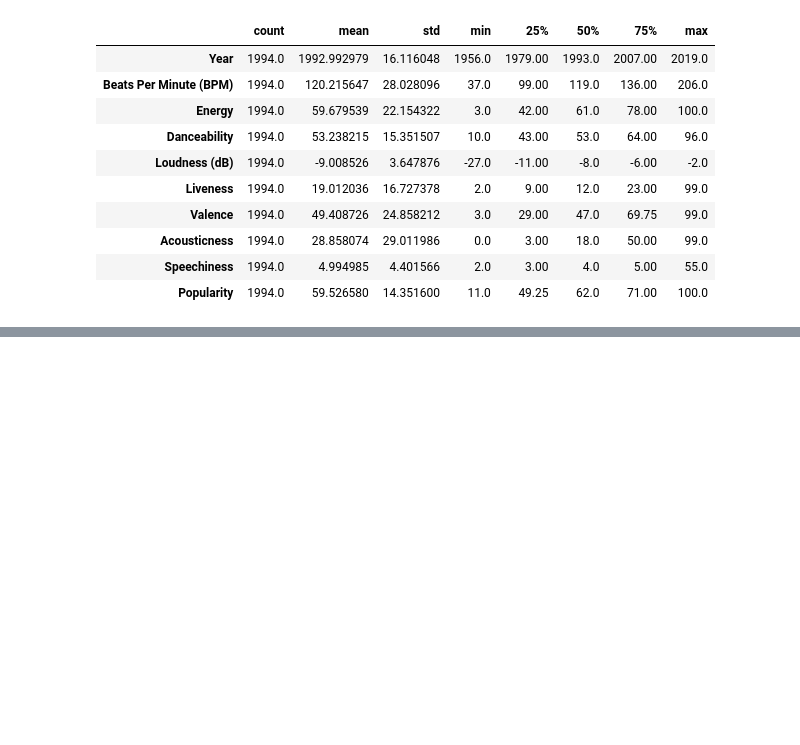
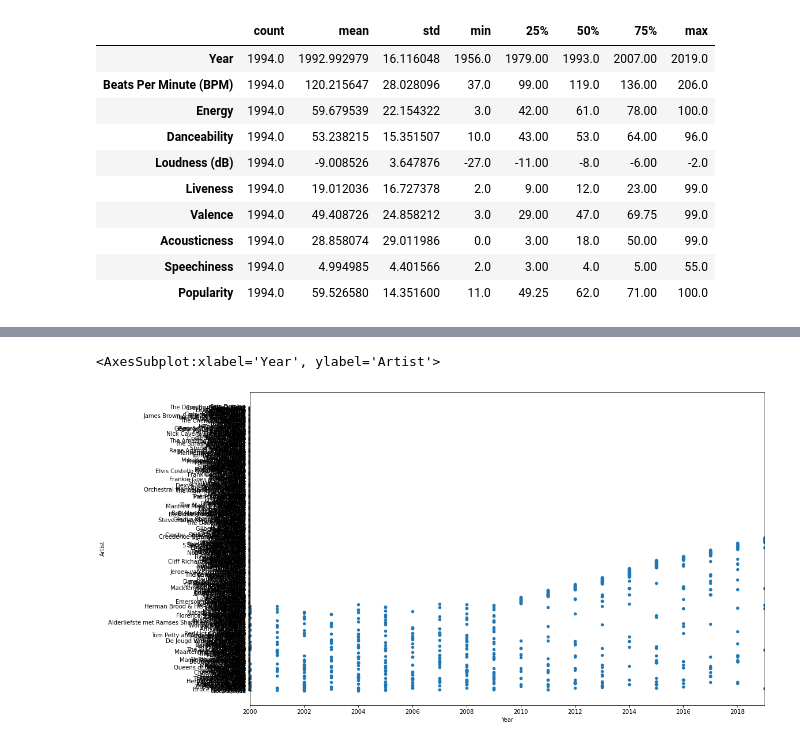
Before and after one commit to data301-2020-winter1/course-project-group_112, a Jupyter notebook: data/processed/Cleaned.ipynb, the cells around one changed output, grey strips where cells are left out. Drawn from its saved outputs; the diff is of its cells as text; code cells hidden in the pictures; blank space fills up the shorter version.

```diff
--- a/data/processed/Cleaned.ipynb
+++ b/data/processed/Cleaned.ipynb
@@ -56,0 +87,9 @@ df1.xlim(2000,2019)
+# %%
+#too many data points for pandas plot
+years=[2000,2002,2004,2006,2008,2010,2012,2014,2016,2018]
+newage=df.plot.scatter(x='Year',y='Artist',figsize=(16,10),xticks=years)
+newage.set_xlim(2000,2019)
+newage
+# %% [output]
+<AxesSubplot:xlabel='Year', ylabel='Artist'>
+[figure, added]
```
Also changed, not shown: parts of 13 cells of this notebook.
